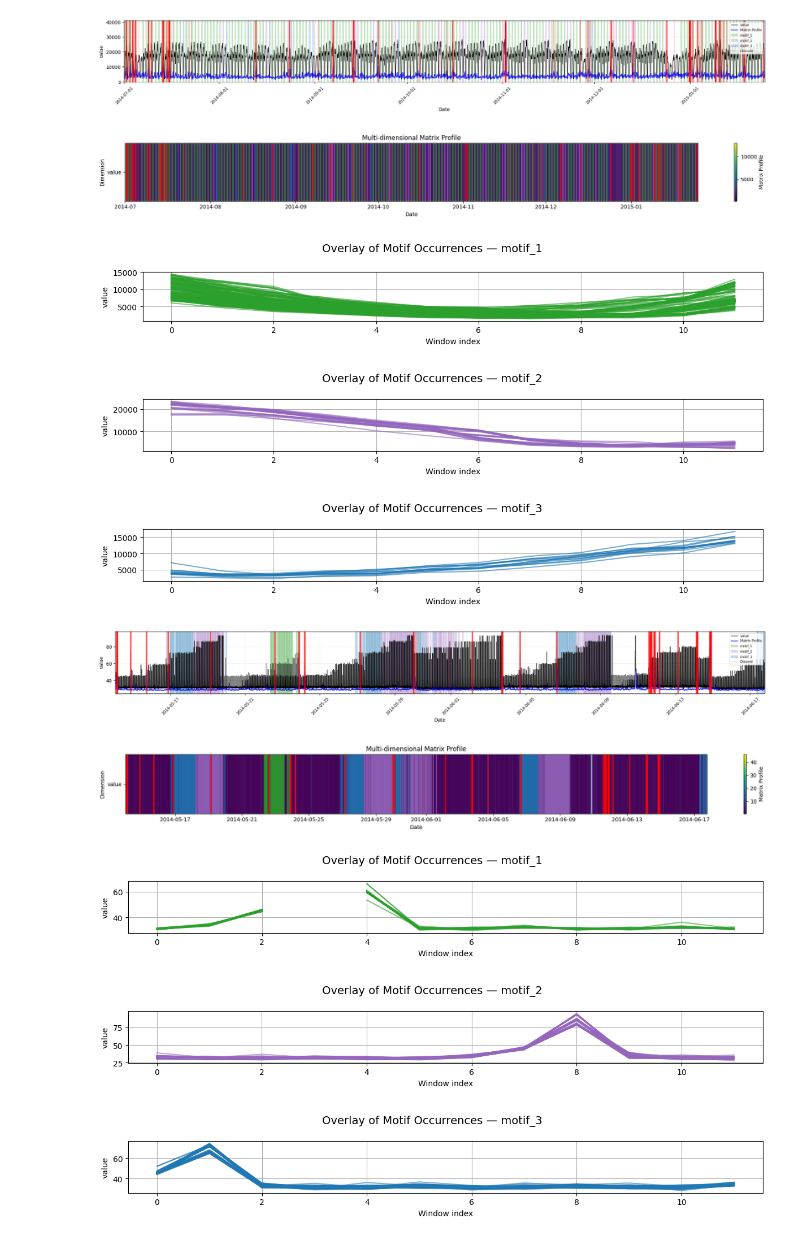
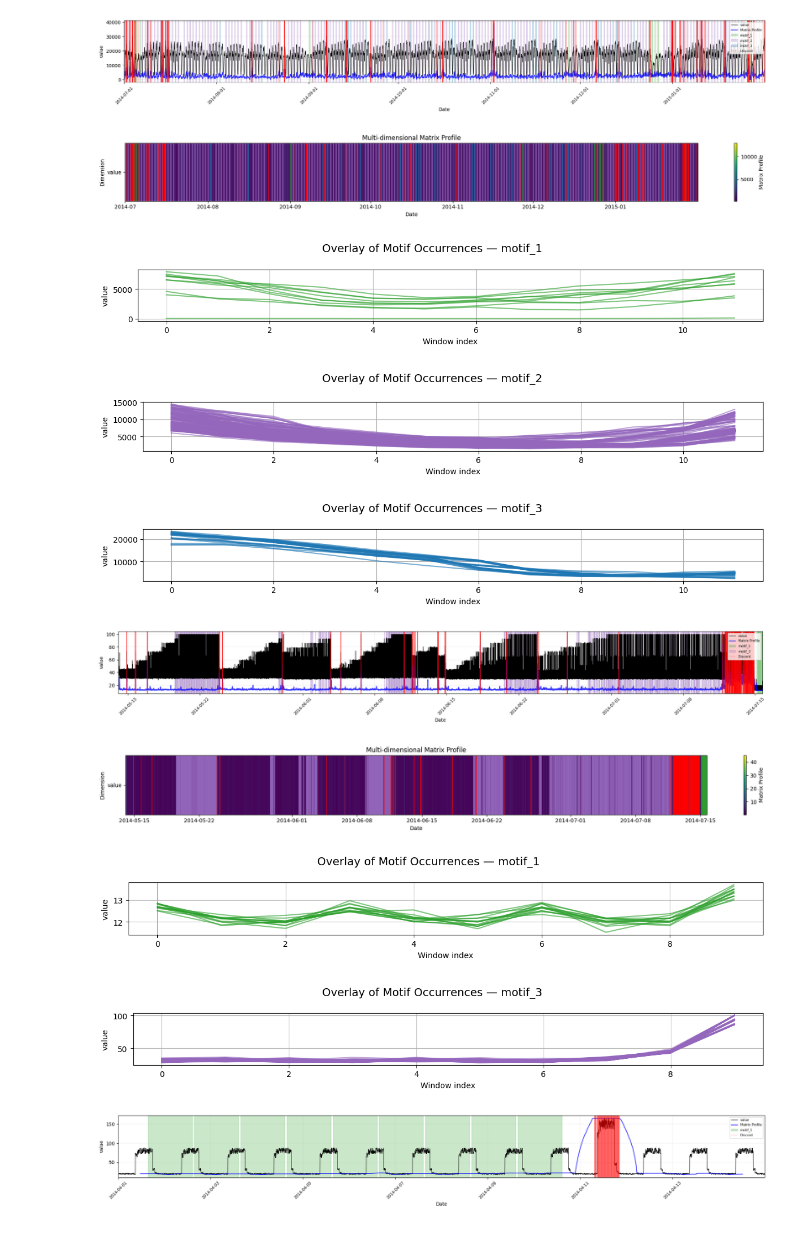
Before and after one commit to Guillaumernd/ampiimts, a Jupyter notebook: notebooks/Matrix_Profile/Matrix_profile.ipynb, the cells around one changed output. Saved outputs shown, nothing was run; the diff lists cells and outputs as text; code cells hidden in the pictures.

```diff
--- a/notebooks/Matrix_Profile/Matrix_profile.ipynb
+++ b/notebooks/Matrix_Profile/Matrix_profile.ipynb
@@ -13,20 +13,20 @@ import os
 # %%
 folder = '../../dataset'
 pds = []
 
 with os.scandir(folder) as entries:
     for entry in entries:
         if entry.is_file() and entry.name.endswith('csv'):
             pd = pandas.read_csv(folder+'/'+entry.name)
-            _, _, _ = ampiimts(pd, max_len=10_000, top_k_cluster=4, motif=True)
+            _, _, _ = ampiimts(pd, top_k_cluster=4, motif=True)
 # %% [output]
-[figure, old version]
+[figure, new version]
-[figure, old version]
+[figure, new version]
-[figure, old version]
+[figure, new version]
-[figure, old version]
+[figure, new version]
-[figure, old version]
+[figure, new version]
-[figure, old version]
+[figure, new version]
-[figure, old version]
+[figure, new version]
-[figure, old version]
+[figure, new version]
-[figure, old version]
+[figure, new version]
-[figure, old version]
+[figure, new version]
```
Also changed, not shown: parts of 1 cell of this notebook, 2 other files.
